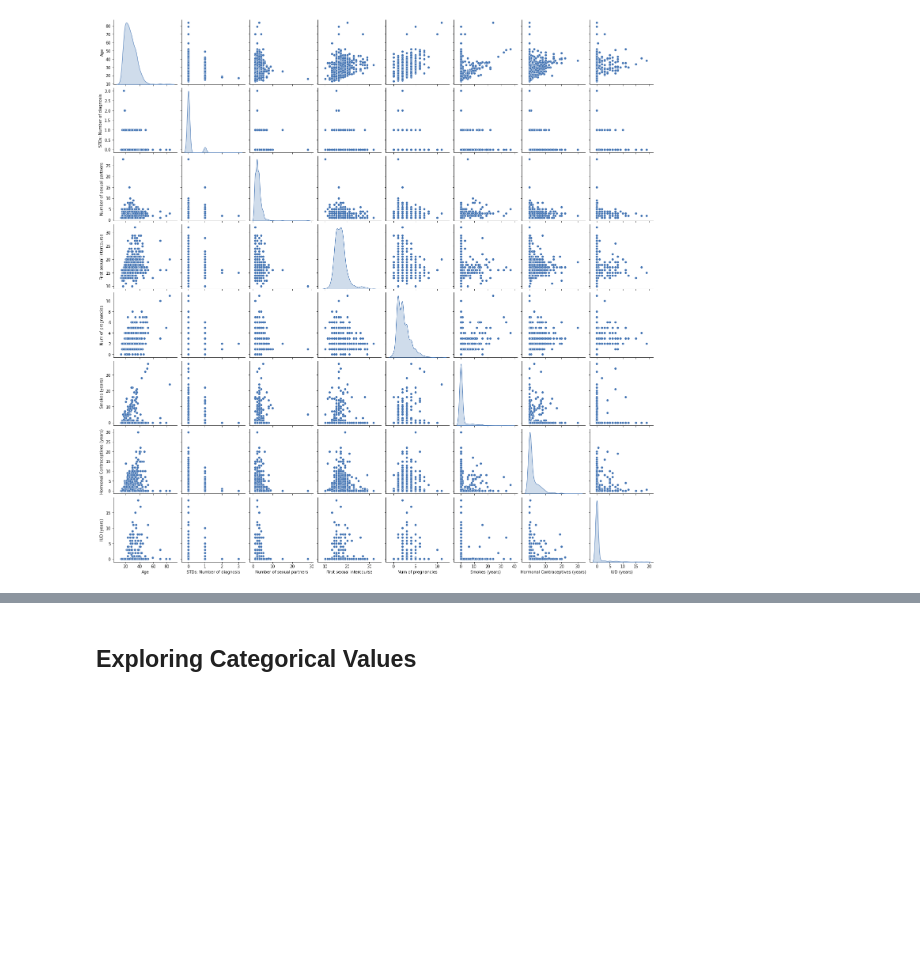
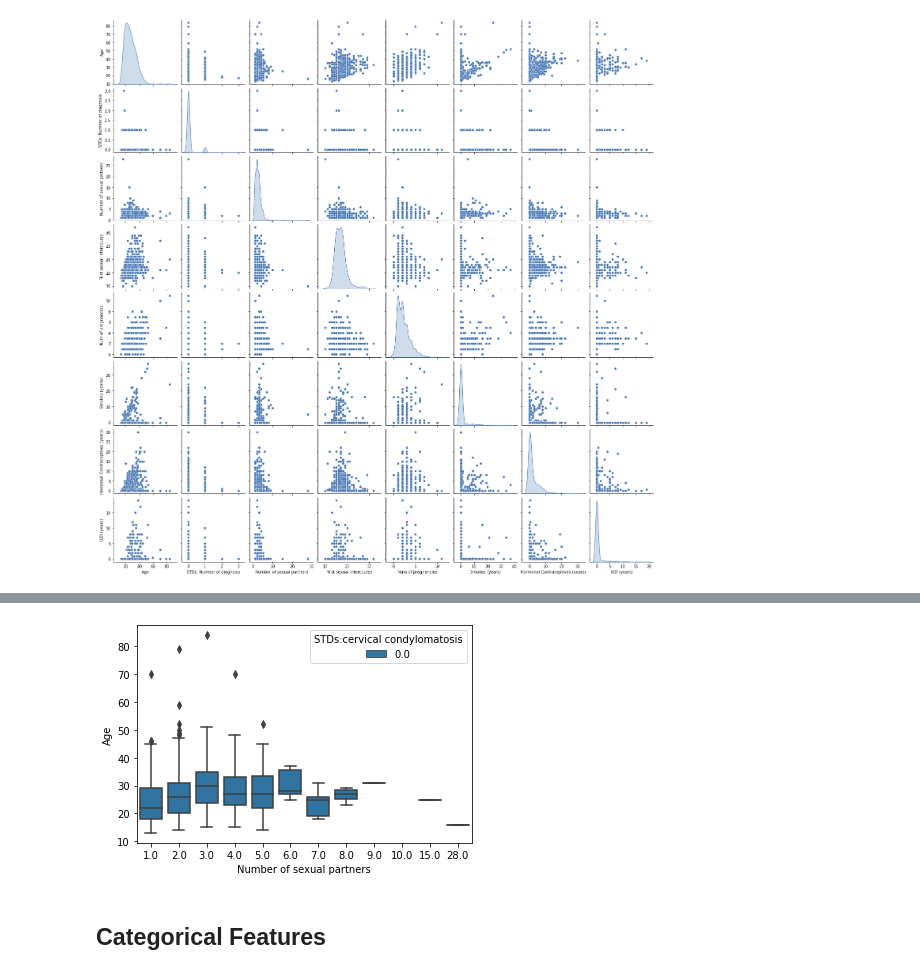
Before and after one commit to Shruti-Kaushal/Constructing-Risk-Profiles-for-Cervical-Cancer, a Jupyter notebook: Exploratory Analysis and Visualization.ipynb, the cells around one changed output, grey strips where cells are left out. Cells and saved outputs as stored; diff of their text form; code cells hidden in the pictures; blank space fills up the shorter version.

```diff
--- a/Exploratory Analysis and Visualization.ipynb
+++ b/Exploratory Analysis and Visualization.ipynb
@@ -226,2 +177,7 @@ data = data.drop(columns=['Smokes', 'Hormonal Contraceptives', 'IUD', 'STDs'])
+# %%
+sns.boxplot(y = 'Age', x = 'Number of sexual partners', hue = 'STDs:cervical condylomatosis', data = df)
+plt.show()
+# %% [output]
+[figure, added]
 # %% [markdown]
-## Exploring Categorical Values
+## Categorical Features
```
Also changed, not shown: parts of 16 cells of this notebook.
